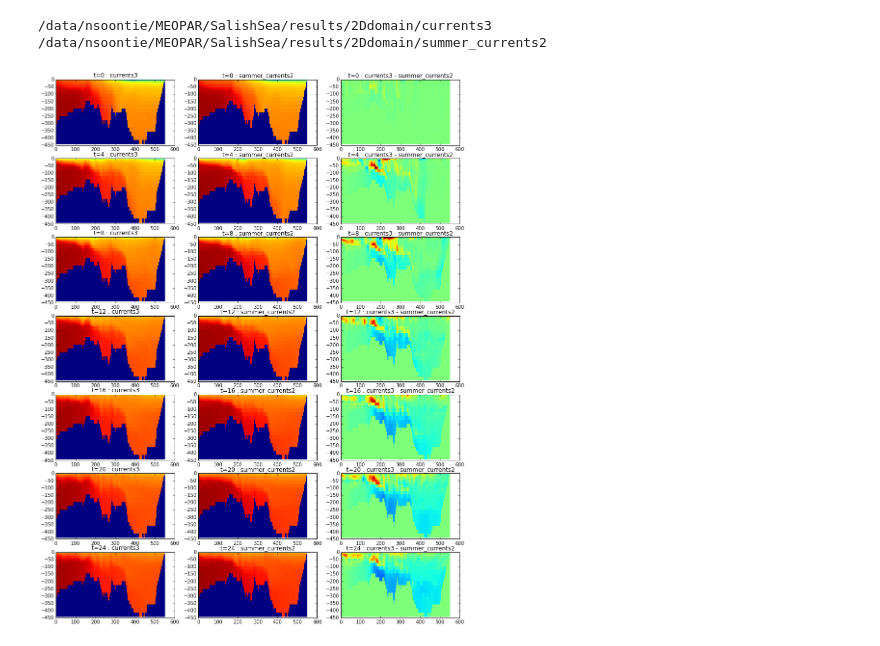
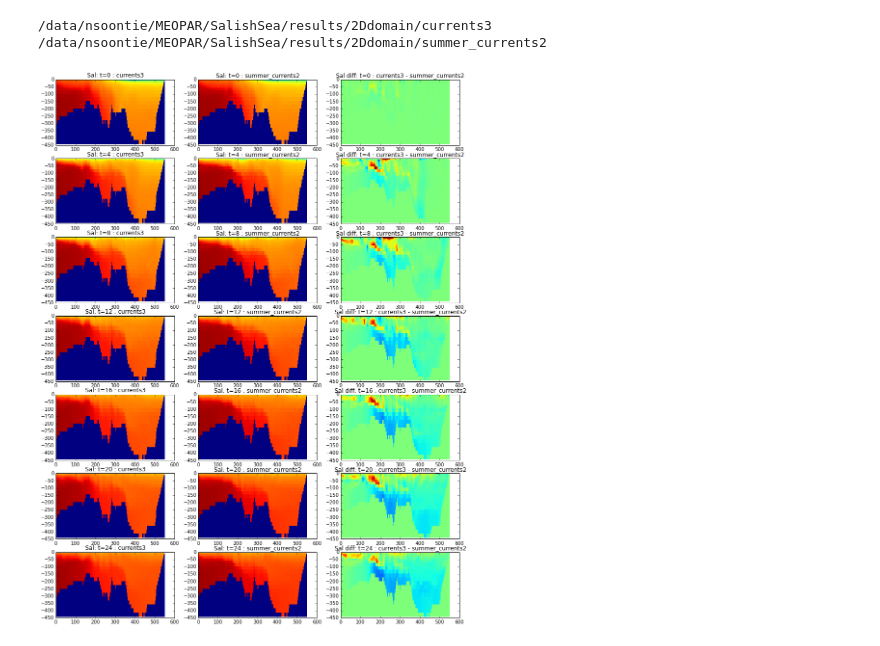
Before and after one commit to SalishSeaCast/2d-domain, a Jupyter notebook: analysis/CompareTwo.ipynb, the cells around one changed output. Saved outputs shown, nothing was run; the diff lists cells and outputs as text; code cells hidden in the pictures.

```diff
--- a/analysis/CompareTwo.ipynb
+++ b/analysis/CompareTwo.ipynb
@@ -46,14 +46,14 @@ xx,zz = np.meshgrid(x,-depths[:])
 # %%
 fig, axs = plt.subplots(7,3,figsize=(15,20))
 ts = np.arange(0,27,4)
 
 for n, run in enumerate(runs):
     for t,ax in zip(ts,axs[:,n].flat):
         ax.pcolormesh(xx,zz,Ss[run][t,:,:],vmin=20,vmax=34)
-        ax.set_title('t={} : {}'.format(t, run))
+        ax.set_title('Sal: t={} : {}'.format(t, run))
 
 for t, ax in zip(ts, axs[:,2].flat):
     ax.pcolormesh(xx,zz,Ss[run1][t,:,:]-Ss[run2][t,:,:],vmin=-1,vmax=1)
-    ax.set_title('t={} : {} - {}'.format(t, run1, run2))
+    ax.set_title('Sal diff: t={} : {} - {}'.format(t, run1, run2))
 # %% [output]
-[figure, old version]
+[figure, new version]
```
Also changed, not shown: parts of 10 cells of this notebook, 3 other files.
